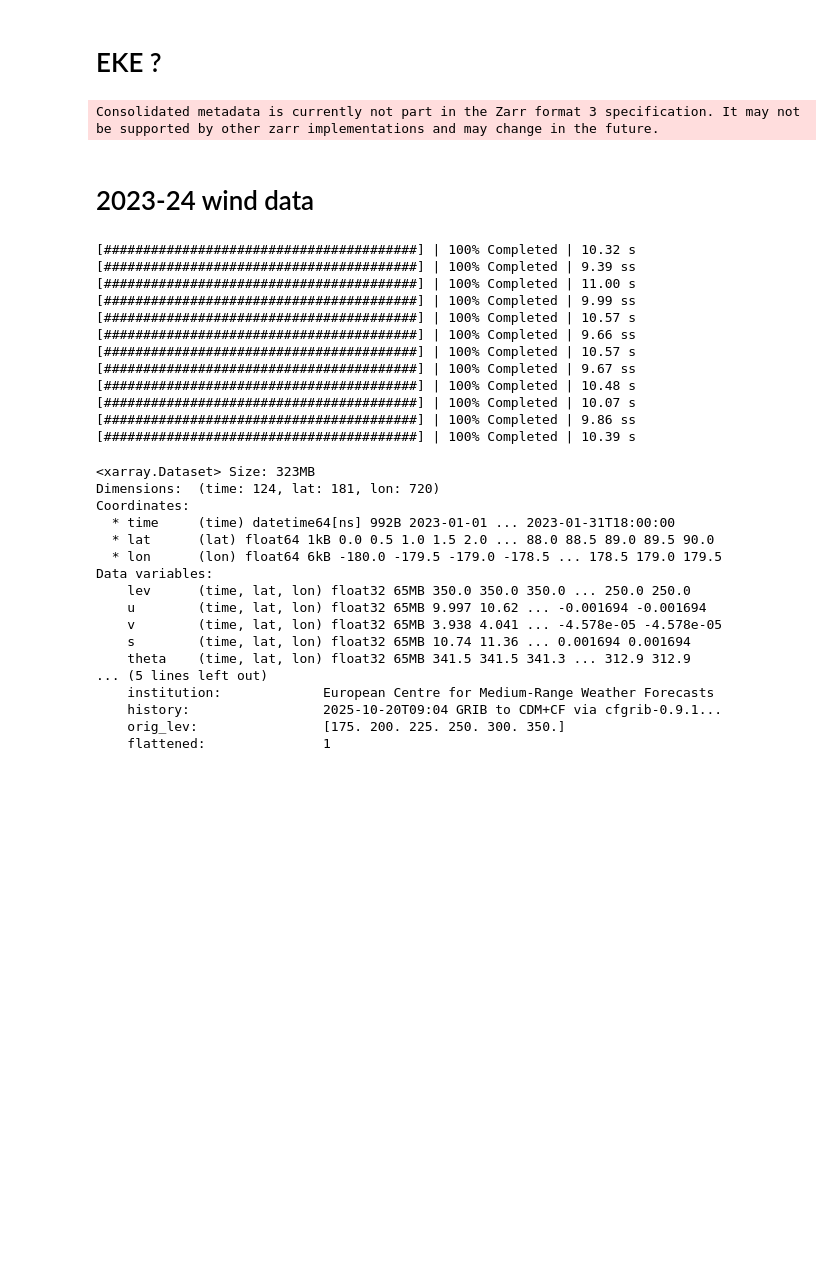
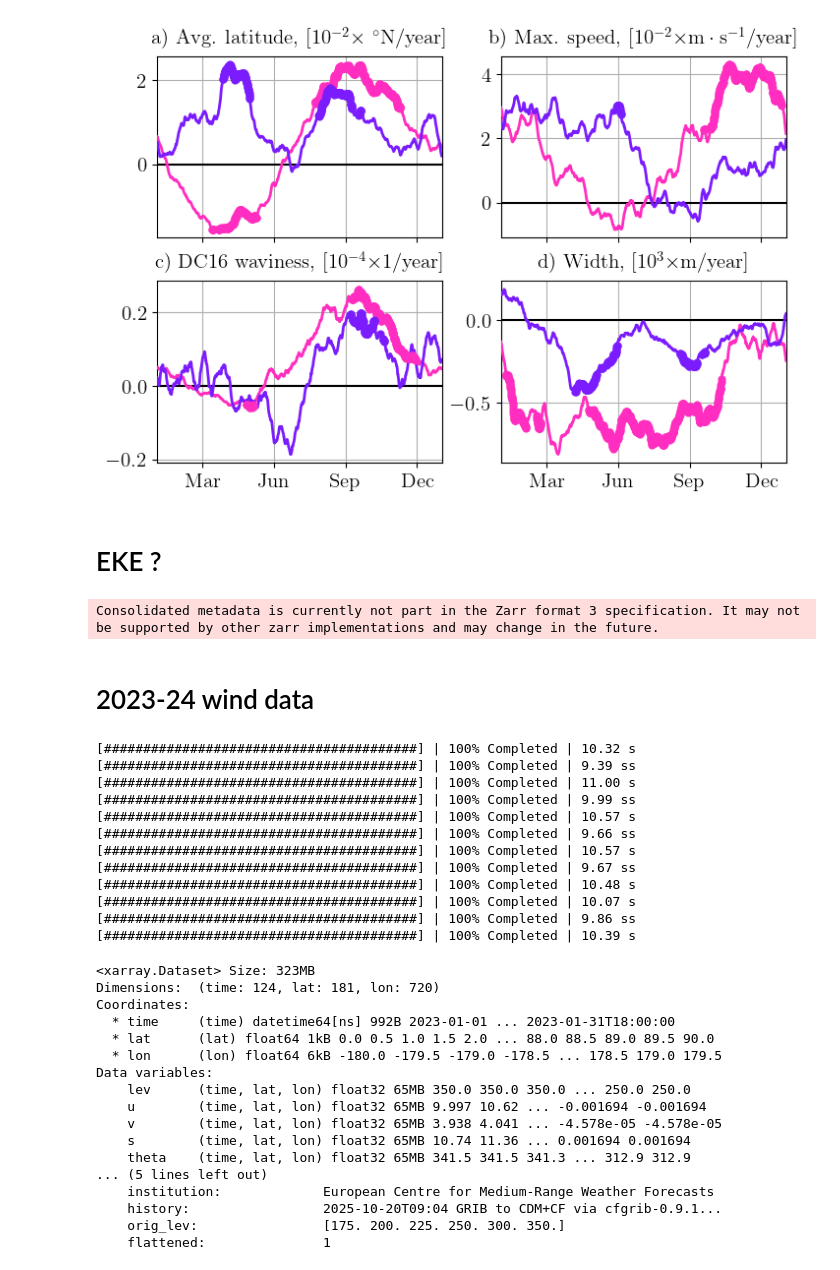
Before and after one commit to hbanderier/persistent-extremes-era5, a Jupyter notebook: Playgrounds/data_stuff.ipynb, the cells around one changed output. Drawn from its saved outputs; the diff is of its cells as text; code cells hidden in the pictures; blank space fills up the shorter version.

```diff
--- a/Playgrounds/data_stuff.ipynb
+++ b/Playgrounds/data_stuff.ipynb
@@ -27,3 +250,26 @@ WARNING: Dask Arrays could not be imported
+# %%
+data_vars = [
+    "mean_lat",
+    "s_star",
+    "wavinessDC16",
+    "width",
+]
+props_coarse = average_jet_categories(props_coarse, 0.5)
+fig = plot_dayofyear_trends(
+    props_coarse,
+    data_vars,
+    nrows=2,
+    ncols=2,
+    clear=False,
+    n_bootstraps=60,
+    win_size=90,
+    folder="Paper1_redux",
+    suffix="_subset",
+    numbering=True,
+    save=False,
+)
+# %% [output]
+[figure, added]
 # %% [markdown]
 # EKE ?
 # %%
```
Also changed, not shown: parts of 32 cells of this notebook, 4 other files.
